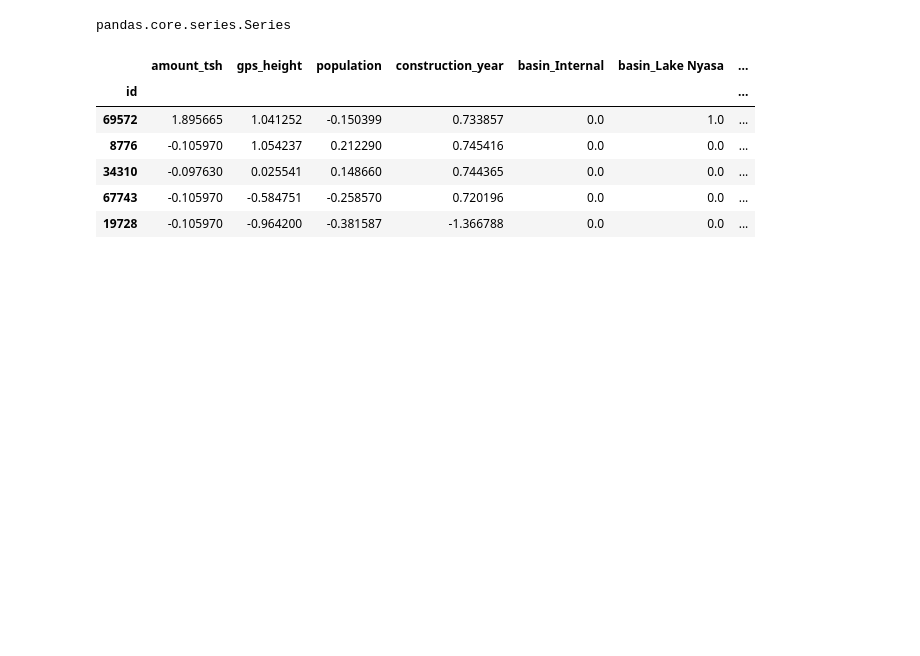
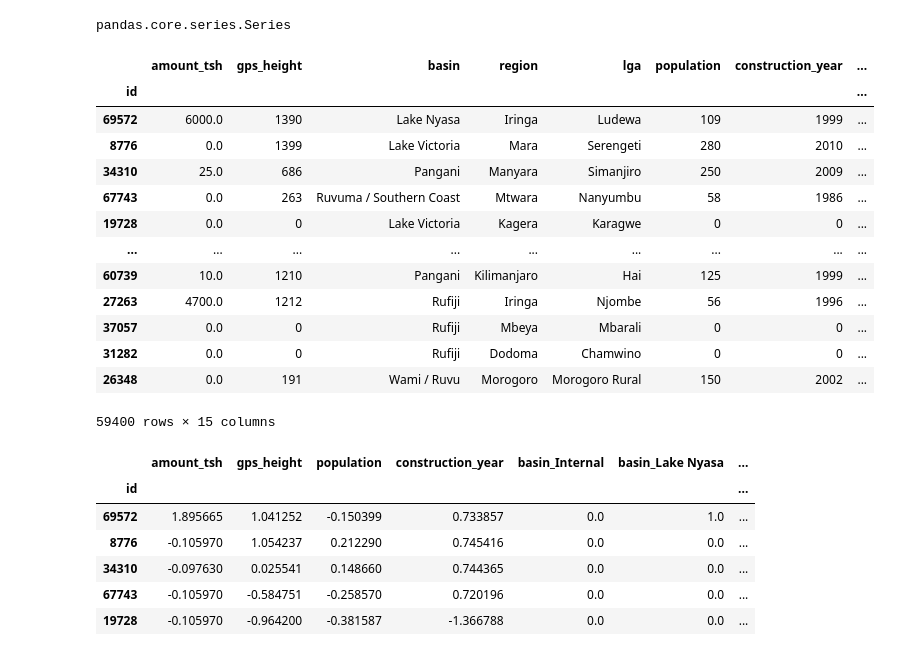
Before and after one commit to MWilliamson96/Tanzania_Well_Competition, a Jupyter notebook: eda/Paul_model_2.ipynb, the cells around one changed output. Saved outputs shown, nothing was run; the diff lists cells and outputs as text; code cells hidden in the pictures; blank space fills up the shorter version.

```diff
--- a/eda/Paul_model_2.ipynb
+++ b/eda/Paul_model_2.ipynb
@@ -89,6 +92,22 @@ x_nums_si=pd.DataFrame(si.fit_transform(x_train_nums), index= x_train_nums.index
 # %%
 scale= StandardScaler()
 x_train_nums_scaled= pd.DataFrame(scale.fit_transform(x_nums_si), index= x_nums_si.index, columns= x_nums_si.columns)
+x_train
+# %% [output]
+|  | amount_tsh | gps_height | basin | region | lga | population | construction_year | ... |
+| id |  |  |  |  |  |  |  | ... |
+| 69572 | 6000.0 | 1390 | Lake Nyasa | Iringa | Ludewa | 109 | 1999 | ... |
+| 8776 | 0.0 | 1399 | Lake Victoria | Mara | Serengeti | 280 | 2010 | ... |
+| 34310 | 25.0 | 686 | Pangani | Manyara | Simanjiro | 250 | 2009 | ... |
+| 67743 | 0.0 | 263 | Ruvuma / Southern Coast | Mtwara | Nanyumbu | 58 | 1986 | ... |
+| 19728 | 0.0 | 0 | Lake Victoria | Kagera | Karagwe | 0 | 0 | ... |
+| ... | ... | ... | ... | ... | ... | ... | ... | ... |
+| 60739 | 10.0 | 1210 | Pangani | Kilimanjaro | Hai | 125 | 1999 | ... |
+| 27263 | 4700.0 | 1212 | Rufiji | Iringa | Njombe | 56 | 1996 | ... |
+| 37057 | 0.0 | 0 | Rufiji | Mbeya | Mbarali | 0 | 0 | ... |
+| 31282 | 0.0 | 0 | Rufiji | Dodoma | Chamwino | 0 | 0 | ... |
+| 26348 | 0.0 | 191 | Wami / Ruvu | Morogoro | Morogoro Rural | 150 | 2002 | ... |
+59400 rows × 15 columns
 # %%
 x_final= x_train_nums_scaled.join(x_train_ohe)
 # %%
```
Also changed, not shown: parts of 6 cells of this notebook.
